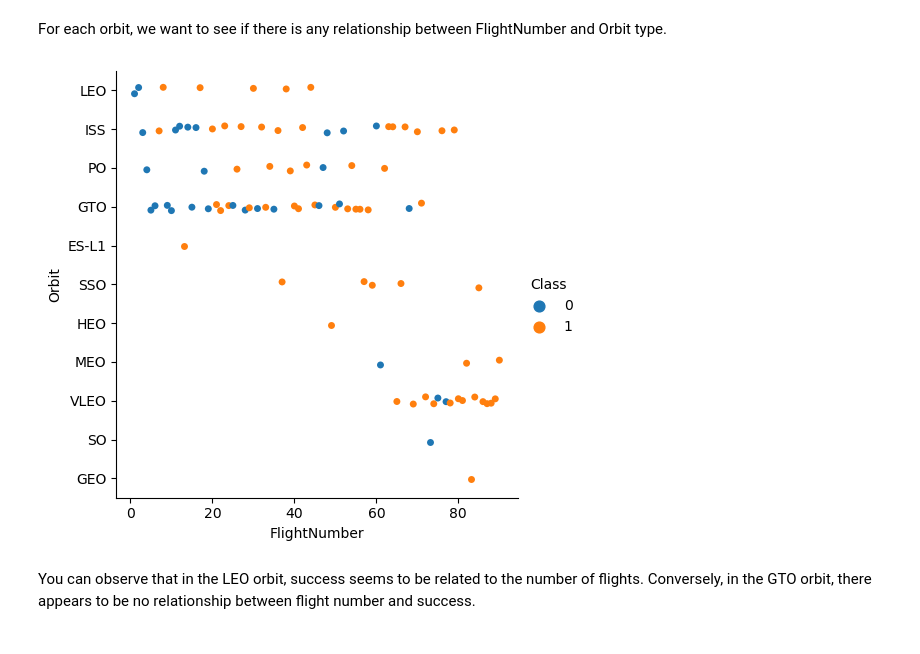
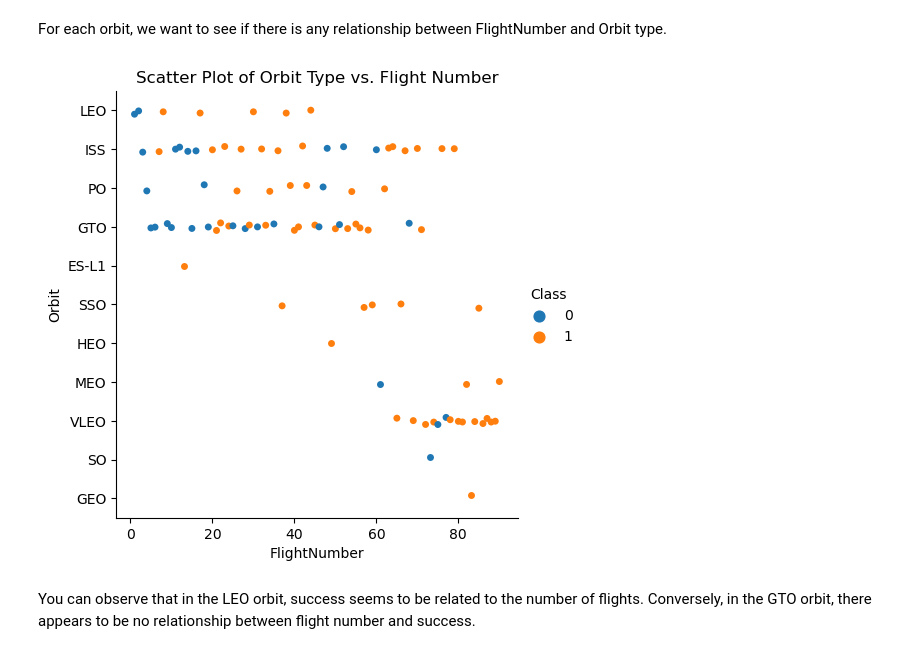
Before and after one commit to te-ex153/ibm-capstone, a Jupyter notebook: ibm_capstone_visualization.ipynb, the cells around one changed output. Cells and saved outputs as stored; diff of their text form; code cells hidden in the pictures.

```diff
--- a/ibm_capstone_visualization.ipynb
+++ b/ibm_capstone_visualization.ipynb
@@ -101,9 +103,10 @@ For each orbit, we want to see if there is any relationship between FlightNumber
 # %%
 # Plot a scatter point chart with x axis to be FlightNumber and y axis to be the Orbit, and hue to be the class value
 sns.catplot(x='FlightNumber', y='Orbit', hue='Class', data=df)
+plt.title('Scatter Plot of Orbit Type vs. Flight Number')
 plt.show()
 # %% [output]
-[figure, old version]
+[figure, new version]
 # %% [markdown]
 You can observe that in the LEO orbit, success seems to be related to the number of flights. Conversely, in the GTO orbit, there appears to be no relationship between flight number and success.
 # %% [markdown]
```
Also changed, not shown: parts of 5 cells of this notebook.
